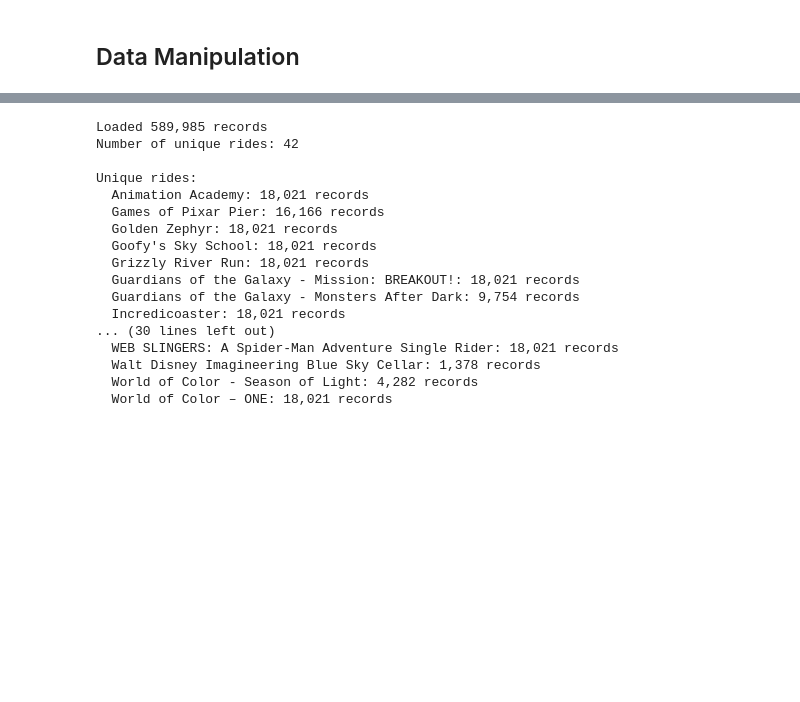
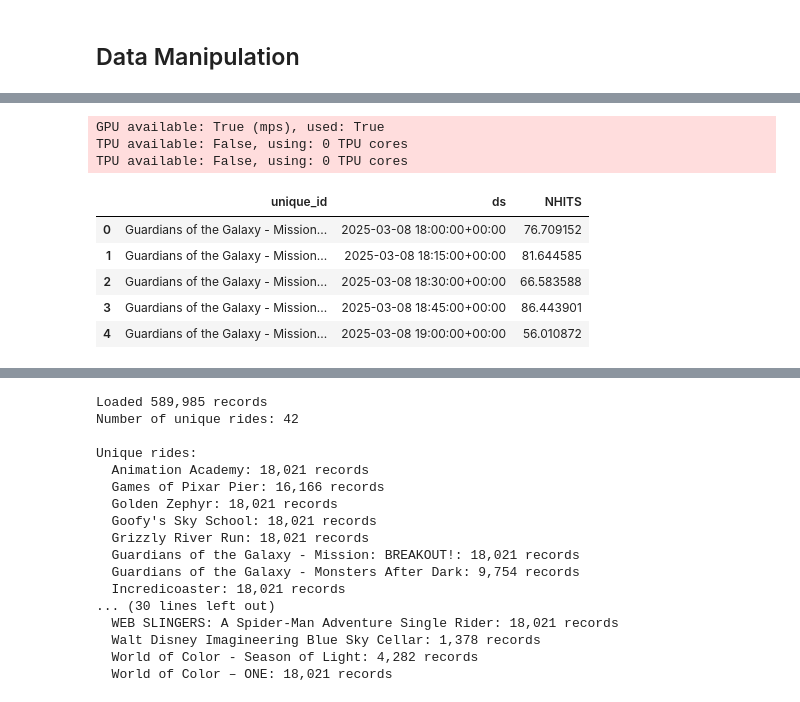
Before and after one commit to MwBm/CSEN140-Final-Project, a Jupyter notebook: models/NHITS.ipynb, the cells around one changed output, grey strips where cells are left out. Cells and saved outputs as stored; diff of their text form; code cells hidden in the pictures; blank space fills up the shorter version.

Commit message:
adding back nhits

```diff
--- a/models/NHITS.ipynb
+++ b/models/NHITS.ipynb
@@ -4,0 +81,13 @@
+# %%
+fcst = nf.predict()
+fcst.head()
+# %% [output]
+GPU available: True (mps), used: True
+TPU available: False, using: 0 TPU cores
+TPU available: False, using: 0 TPU cores
+|  | unique_id | ds | NHITS |
+| 0 | Guardians of the Galaxy - Mission... | 2025-03-08 18:00:00+00:00 | 76.709152 |
+| 1 | Guardians of the Galaxy - Mission... | 2025-03-08 18:15:00+00:00 | 81.644585 |
+| 2 | Guardians of the Galaxy - Mission... | 2025-03-08 18:30:00+00:00 | 66.583588 |
+| 3 | Guardians of the Galaxy - Mission... | 2025-03-08 18:45:00+00:00 | 86.443901 |
+| 4 | Guardians of the Galaxy - Mission... | 2025-03-08 19:00:00+00:00 | 56.010872 |
```
Also changed, not shown: parts of 4 cells of this notebook.
